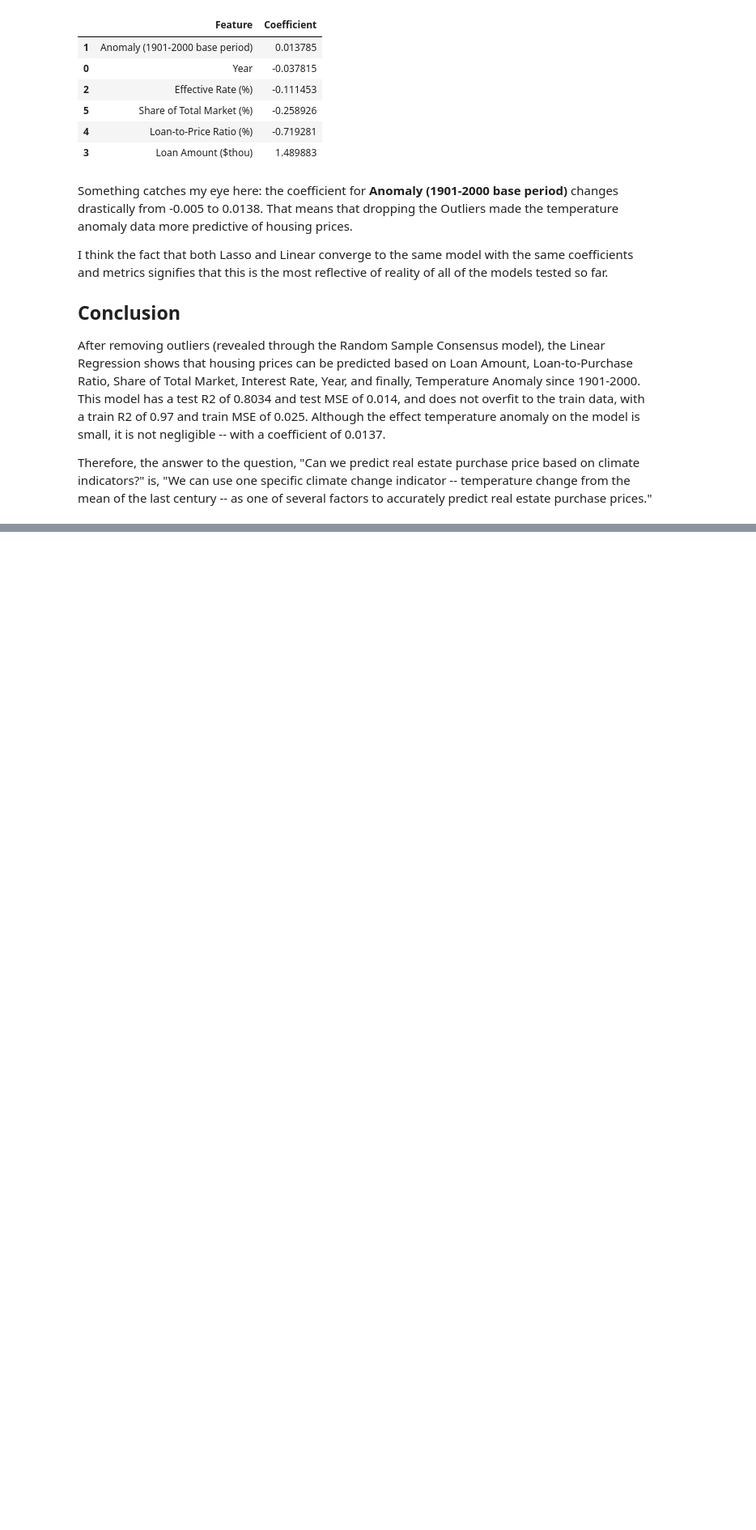
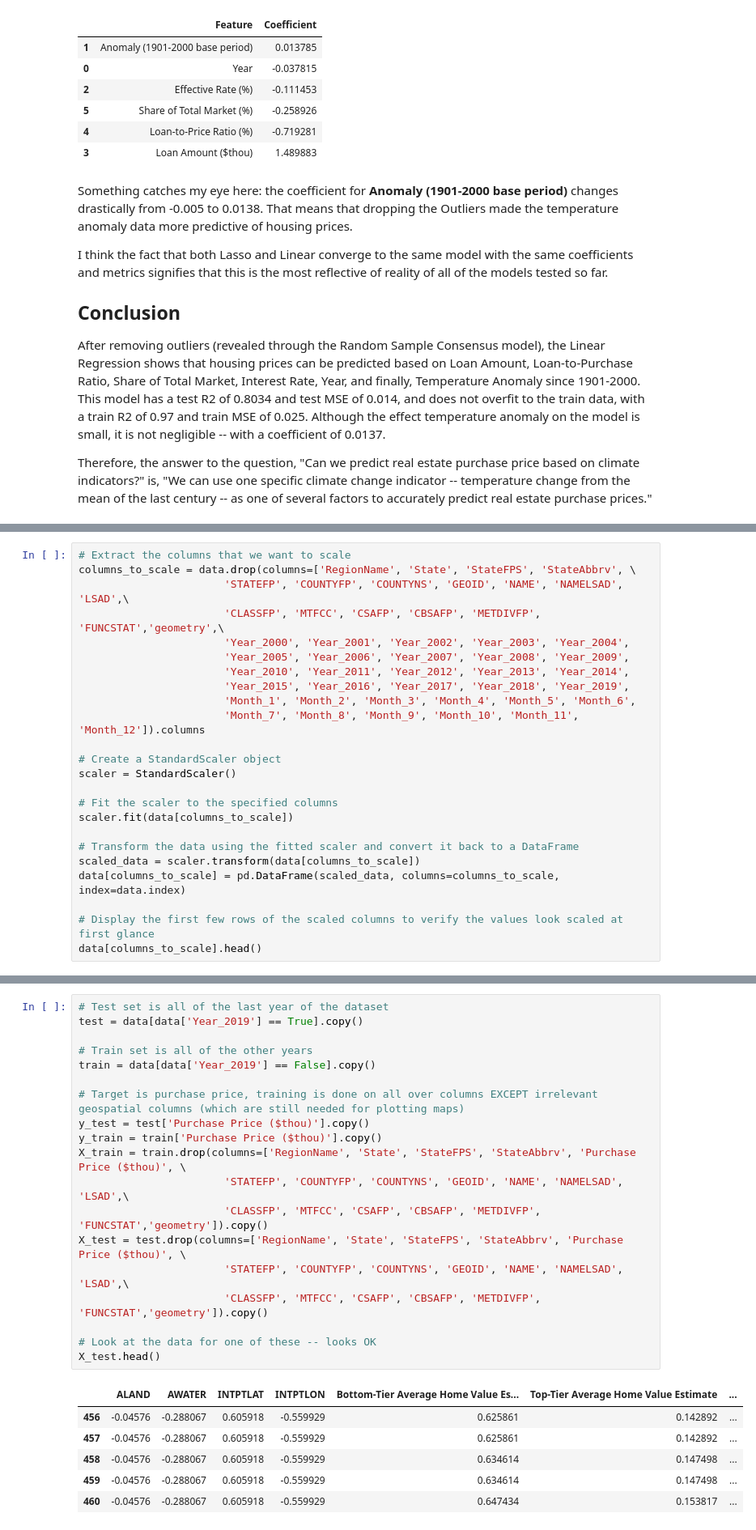
Before and after one commit to MLFP-90803-SP24-FinalProjects/Team17-FinalProject, a Jupyter notebook: Q1_Regression_Analysis.ipynb, the cells around one changed output, grey strips where cells are left out. Shown at 81% size. Cells and saved outputs as stored; diff of their text form; blank space fills up the shorter version.

```diff
--- a/Q1_Regression_Analysis.ipynb
+++ b/Q1_Regression_Analysis.ipynb
@@ -1090,0 +1116,24 @@ Therefore, the answer to the question, "Can we predict real estate purchase pric
+# %%
+# Extract the columns that we want to scale
+columns_to_scale = data.drop(columns=['RegionName', 'State', 'StateFPS', 'StateAbbrv', \
+                       'STATEFP', 'COUNTYFP', 'COUNTYNS', 'GEOID', 'NAME', 'NAMELSAD', 'LSAD',\
+                       'CLASSFP', 'MTFCC', 'CSAFP', 'CBSAFP', 'METDIVFP', 'FUNCSTAT','geometry',\
+                       'Year_2000', 'Year_2001', 'Year_2002', 'Year_2003', 'Year_2004',
+                       'Year_2005', 'Year_2006', 'Year_2007', 'Year_2008', 'Year_2009',
+                       'Year_2010', 'Year_2011', 'Year_2012', 'Year_2013', 'Year_2014',
+                       'Year_2015', 'Year_2016', 'Year_2017', 'Year_2018', 'Year_2019',
+                       'Month_1', 'Month_2', 'Month_3', 'Month_4', 'Month_5', 'Month_6',
+                       'Month_7', 'Month_8', 'Month_9', 'Month_10', 'Month_11', 'Month_12']).columns
+
+# Create a StandardScaler object
+scaler = StandardScaler()
+
+# Fit the scaler to the specified columns
+scaler.fit(data[columns_to_scale])
+
+# Transform the data using the fitted scaler and convert it back to a DataFrame
+scaled_data = scaler.transform(data[columns_to_scale])
+data[columns_to_scale] = pd.DataFrame(scaled_data, columns=columns_to_scale, index=data.index)
+
+# Display the first few rows of the scaled columns to verify the values look scaled at first glance
+data[columns_to_scale].head()
@@ -1090,0 +1158,26 @@ Therefore, the answer to the question, "Can we predict real estate purchase pric
+# %%
+# Test set is all of the last year of the dataset
+test = data[data['Year_2019'] == True].copy()
+
+# Train set is all of the other years
+train = data[data['Year_2019'] == False].copy()
+
+# Target is purchase price, training is done on all over columns EXCEPT irrelevant geospatial columns (which are still needed for plotting maps)
+y_test = test['Purchase Price ($thou)'].copy()
+y_train = train['Purchase Price ($thou)'].copy()
+X_train = train.drop(columns=['RegionName', 'State', 'StateFPS', 'StateAbbrv', 'Purchase Price ($thou)', \
+                       'STATEFP', 'COUNTYFP', 'COUNTYNS', 'GEOID', 'NAME', 'NAMELSAD', 'LSAD',\
+                       'CLASSFP', 'MTFCC', 'CSAFP', 'CBSAFP', 'METDIVFP', 'FUNCSTAT','geometry']).copy()
+X_test = test.drop(columns=['RegionName', 'State', 'StateFPS', 'StateAbbrv', 'Purchase Price ($thou)', \
+                       'STATEFP', 'COUNTYFP', 'COUNTYNS', 'GEOID', 'NAME', 'NAMELSAD', 'LSAD',\
+                       'CLASSFP', 'MTFCC', 'CSAFP', 'CBSAFP', 'METDIVFP', 'FUNCSTAT','geometry']).copy()
+
+# Look at the data for one of these -- looks OK
+X_test.head()
+# %% [output]
+|  | ALAND | AWATER | INTPTLAT | INTPTLON | Bottom-Tier Average Home Value Es... | Top-Tier Average Home Value Estimate | ... |
+| 456 | -0.04576 | -0.288067 | 0.605918 | -0.559929 | 0.625861 | 0.142892 | ... |
+| 457 | -0.04576 | -0.288067 | 0.605918 | -0.559929 | 0.625861 | 0.142892 | ... |
+| 458 | -0.04576 | -0.288067 | 0.605918 | -0.559929 | 0.634614 | 0.147498 | ... |
+| 459 | -0.04576 | -0.288067 | 0.605918 | -0.559929 | 0.634614 | 0.147498 | ... |
+| 460 | -0.04576 | -0.288067 | 0.605918 | -0.559929 | 0.647434 | 0.153817 | ... |
```
Also changed, not shown: parts of 17 cells of this notebook.
